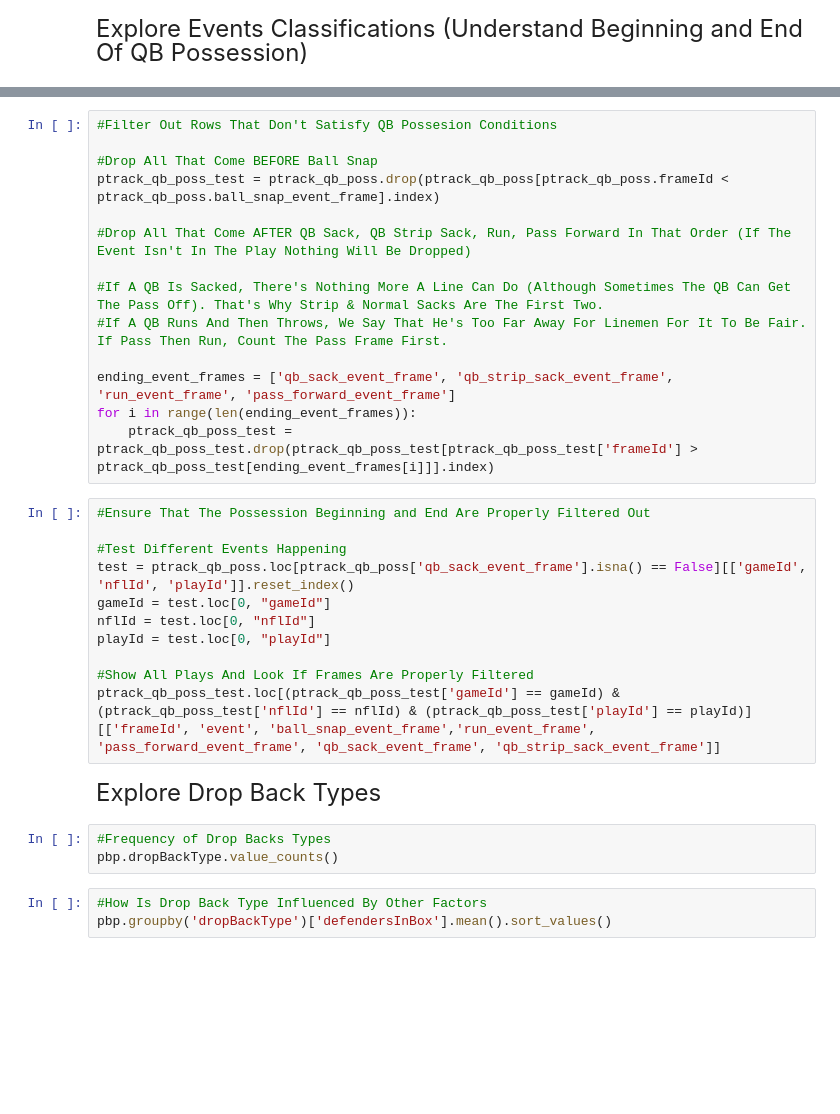
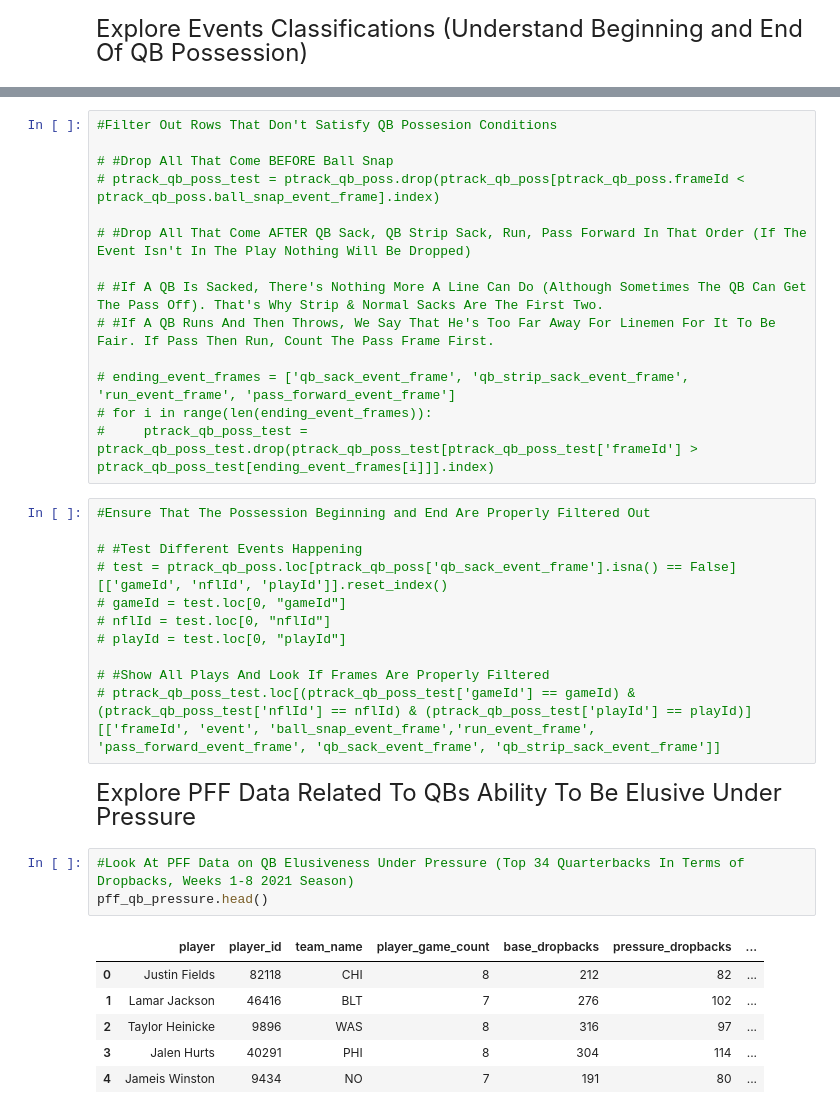
Before and after one commit to peterlmajors/FSAS_BigDataBowl_2023, a Jupyter notebook: Exploratory_Analysis.ipynb, the cells around one changed output, grey strips where cells are left out. Cells and saved outputs as stored; diff of their text form; blank space fills up the shorter version.

```diff
--- a/Exploratory_Analysis.ipynb
+++ b/Exploratory_Analysis.ipynb
@@ -598,33 +531,37 @@ ptrack_fumbles = pbp.merge(ptrack_fumbles, on = ['gameId', 'playId'], how = 'inn
 # %%
 #Filter Out Rows That Don't Satisfy QB Possesion Conditions
 
-#Drop All That Come BEFORE Ball Snap
-ptrack_qb_poss_test = ptrack_qb_poss.drop(ptrack_qb_poss[ptrack_qb_poss.frameId < ptrack_qb_poss.ball_snap_event_frame].index)
+# #Drop All That Come BEFORE Ball Snap
+# ptrack_qb_poss_test = ptrack_qb_poss.drop(ptrack_qb_poss[ptrack_qb_poss.frameId < ptrack_qb_poss.ball_snap_event_frame].index)
 
-#Drop All That Come AFTER QB Sack, QB Strip Sack, Run, Pass Forward In That Order (If The Event Isn't In The Play Nothing Will Be Dropped)
+# #Drop All That Come AFTER QB Sack, QB Strip Sack, Run, Pass Forward In That Order (If The Event Isn't In The Play Nothing Will Be Dropped)
 
-#If A QB Is Sacked, There's Nothing More A Line Can Do (Although Sometimes The QB Can Get The Pass Off). That's Why Strip & Normal Sacks Are The First Two.
-#If A QB Runs And Then Throws, We Say That He's Too Far Away For Linemen For It To Be Fair. If Pass Then Run, Count The Pass Frame First.
+# #If A QB Is Sacked, There's Nothing More A Line Can Do (Although Sometimes The QB Can Get The Pass Off). That's Why Strip & Normal Sacks Are The First Two.
+# #If A QB Runs And Then Throws, We Say That He's Too Far Away For Linemen For It To Be Fair. If Pass Then Run, Count The Pass Frame First.
 
-ending_event_frames = ['qb_sack_event_frame', 'qb_strip_sack_event_frame', 'run_event_frame', 'pass_forward_event_frame']
-for i in range(len(ending_event_frames)):
-    ptrack_qb_poss_test = ptrack_qb_poss_test.drop(ptrack_qb_poss_test[ptrack_qb_poss_test['frameId'] > ptrack_qb_poss_test[ending_event_frames[i]]].index)
+# ending_event_frames = ['qb_sack_event_frame', 'qb_strip_sack_event_frame', 'run_event_frame', 'pass_forward_event_frame']
+# for i in range(len(ending_event_frames)):
+#     ptrack_qb_poss_test = ptrack_qb_poss_test.drop(ptrack_qb_poss_test[ptrack_qb_poss_test['frameId'] > ptrack_qb_poss_test[ending_event_frames[i]]].index)
 # %%
 #Ensure That The Possession Beginning and End Are Properly Filtered Out
 
-#Test Different Events Happening
-test = ptrack_qb_poss.loc[ptrack_qb_poss['qb_sack_event_frame'].isna() == False][['gameId', 'nflId', 'playId']].reset_index()
-gameId = test.loc[0, "gameId"]
-nflId = test.loc[0, "nflId"]
-playId = test.loc[0, "playId"]
+# #Test Different Events Happening
+# test = ptrack_qb_poss.loc[ptrack_qb_poss['qb_sack_event_frame'].isna() == False][['gameId', 'nflId', 'playId']].reset_index()
+# gameId = test.loc[0, "gameId"]
+# nflId = test.loc[0, "nflId"]
+# playId = test.loc[0, "playId"]
 
-#Show All Plays And Look If Frames Are Properly Filtered
-ptrack_qb_poss_test.loc[(ptrack_qb_poss_test['gameId'] == gameId) & (ptrack_qb_poss_test['nflId'] == nflId) & (ptrack_qb_poss_test['playId'] == playId)][['frameId', 'event', 'ball_snap_event_frame','run_event_frame', 'pass_forward_event_frame', 'qb_sack_event_frame', 'qb_strip_sack_event_frame']]
+# #Show All Plays And Look If Frames Are Properly Filtered
+# ptrack_qb_poss_test.loc[(ptrack_qb_poss_test['gameId'] == gameId) & (ptrack_qb_poss_test['nflId'] == nflId) & (ptrack_qb_poss_test['playId'] == playId)][['frameId', 'event', 'ball_snap_event_frame','run_event_frame', 'pass_forward_event_frame', 'qb_sack_event_frame', 'qb_strip_sack_event_frame']]
 # %% [markdown]
-<font size="5"> Explore Drop Back Types </font>
+<font size="5"> Explore PFF Data Related To QBs Ability To Be Elusive Under Pressure  </font>
-# %%
-#Frequency of Drop Backs Types
-pbp.dropBackType.value_counts()
-# %%
-#How Is Drop Back Type Influenced By Other Factors
-pbp.groupby('dropBackType')['defendersInBox'].mean().sort_values()
+# %%
+#Look At PFF Data on QB Elusiveness Under Pressure (Top 34 Quarterbacks In Terms of Dropbacks, Weeks 1-8 2021 Season)
+pff_qb_pressure.head()
+# %% [output]
+|  | player | player_id | team_name | player_game_count | base_dropbacks | pressure_dropbacks | ... |
+| 0 | Justin Fields | 82118 | CHI | 8 | 212 | 82 | ... |
+| 1 | Lamar Jackson | 46416 | BLT | 7 | 276 | 102 | ... |
+| 2 | Taylor Heinicke | 9896 | WAS | 8 | 316 | 97 | ... |
+| 3 | Jalen Hurts | 40291 | PHI | 8 | 304 | 114 | ... |
+| 4 | Jameis Winston | 9434 | NO | 7 | 191 | 80 | ... |
```
Also changed, not shown: parts of 35 cells of this notebook, 2 other files.
